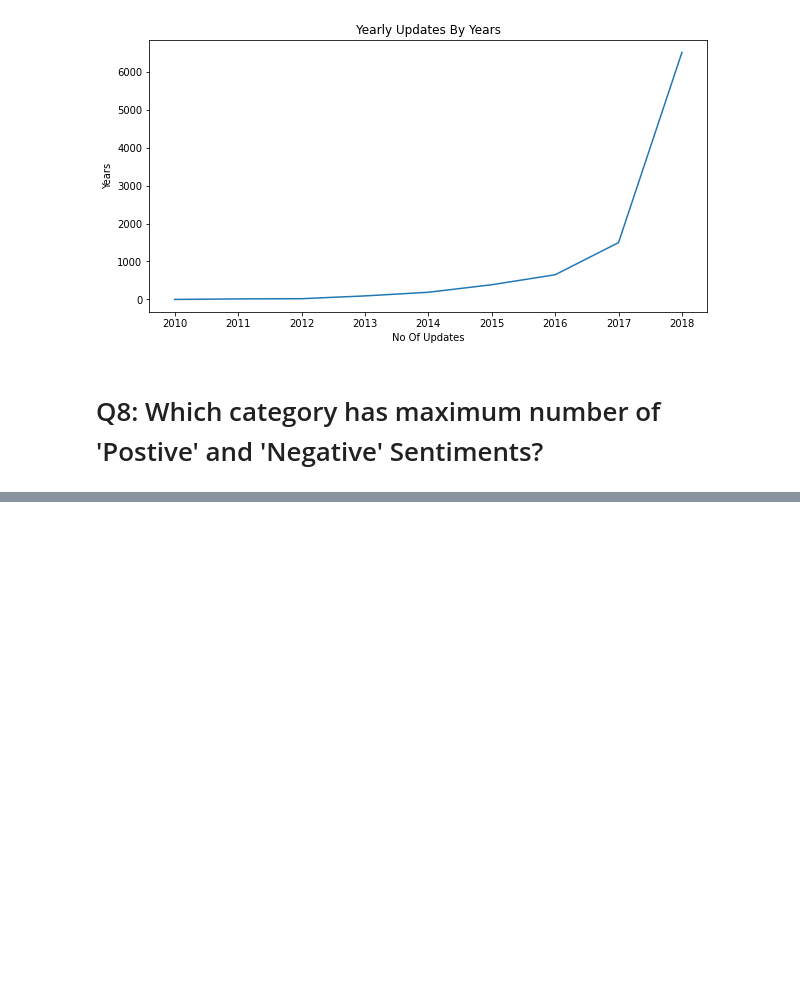
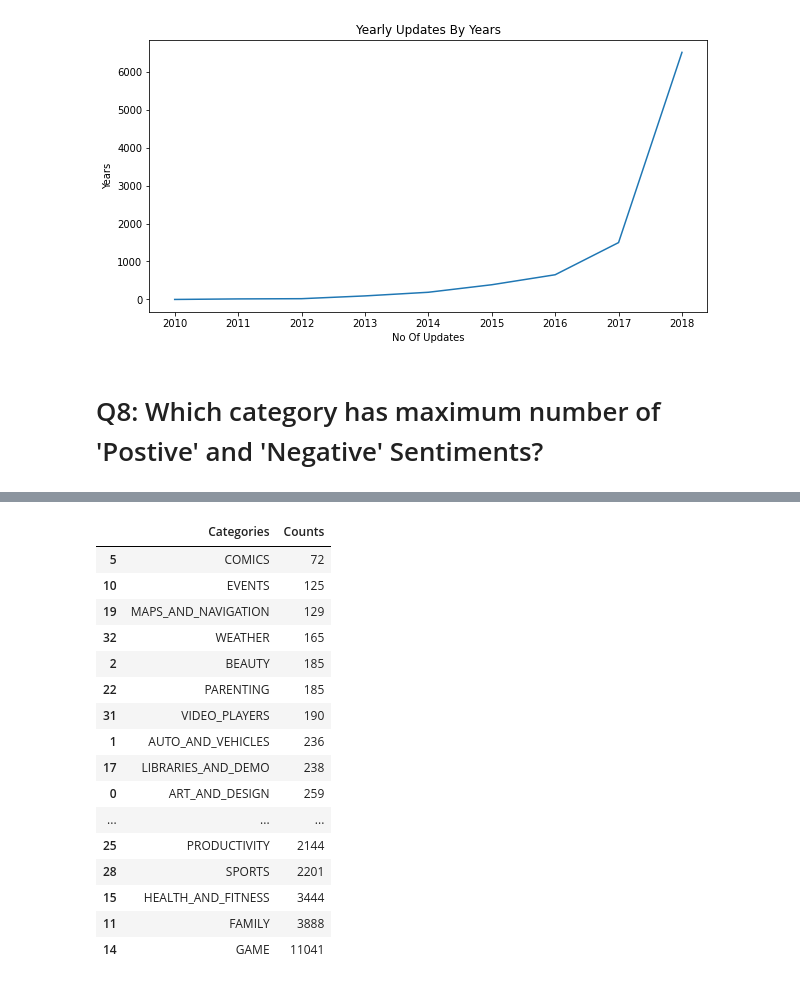
Before and after one commit to Vashu-Garg/Capstone-Project---Play-Store-App-Data-Analysis, a Jupyter notebook: Capstone_Play_Store_App_Review_Analysis_(Individual).ipynb, the cells around one changed output, grey strips where cells are left out. Saved outputs shown, nothing was run; the diff lists cells and outputs as text; code cells hidden in the pictures; blank space fills up the shorter version.

```diff
--- a/Capstone_Play_Store_App_Review_Analysis_(Individual).ipynb
+++ b/Capstone_Play_Store_App_Review_Analysis_(Individual).ipynb
@@ -497,0 +512,21 @@ user_review_df = user_review_data[['App','Sentiment']]
+# %%
+postive_sentiment_max_category = merged_RJ_df[merged_RJ_df['Sentiment'] == 'Positive'].groupby('Category')['Sentiment'].count().rename_axis('Categories').reset_index(name='Counts').sort_values(by='Counts')
+postive_sentiment_max_category
+# %% [output]
+|  | Categories | Counts |
+| 5 | COMICS | 72 |
+| 10 | EVENTS | 125 |
+| 19 | MAPS_AND_NAVIGATION | 129 |
+| 32 | WEATHER | 165 |
+| 2 | BEAUTY | 185 |
+| 22 | PARENTING | 185 |
+| 31 | VIDEO_PLAYERS | 190 |
+| 1 | AUTO_AND_VEHICLES | 236 |
+| 17 | LIBRARIES_AND_DEMO | 238 |
+| 0 | ART_AND_DESIGN | 259 |
+| ... | ... | ... |
+| 25 | PRODUCTIVITY | 2144 |
+| 28 | SPORTS | 2201 |
+| 15 | HEALTH_AND_FITNESS | 3444 |
+| 11 | FAMILY | 3888 |
+| 14 | GAME | 11041 |
```
Also changed, not shown: parts of 9 cells of this notebook.
